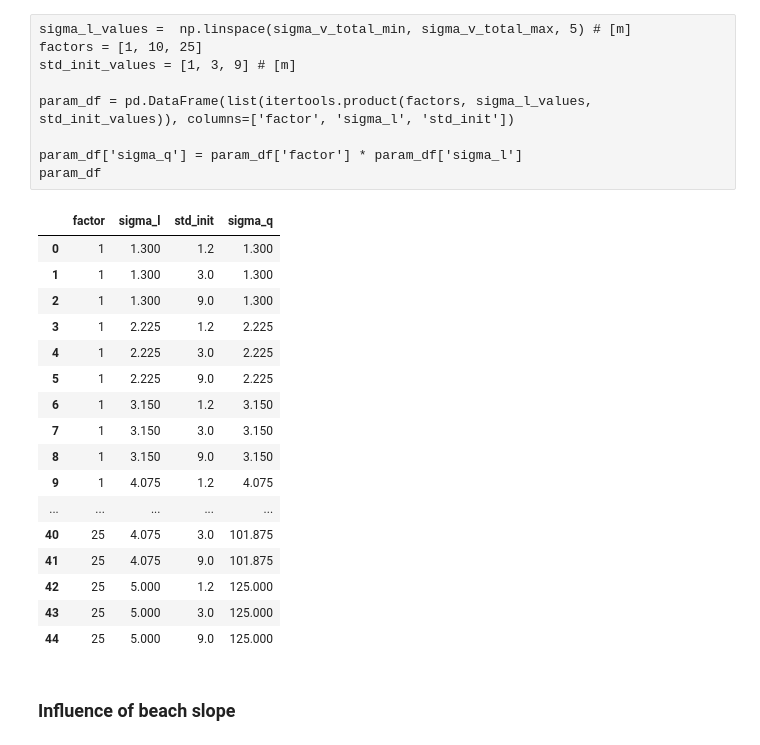
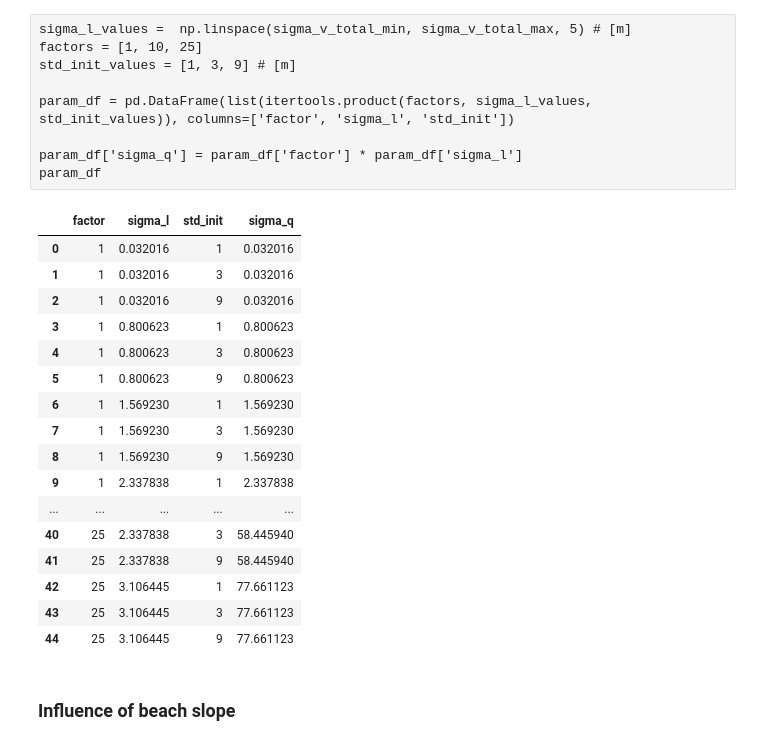
Before and after one commit to 3enedix/P2-DEM-from-RS-code, a Jupyter notebook: 22_Duck_parameter_tuning.ipynb, the cells around one changed output. Drawn from its saved outputs; the diff is of its cells as text; code cells hidden in the pictures.

```diff
--- a/22_Duck_parameter_tuning.ipynb
+++ b/22_Duck_parameter_tuning.ipynb
@@ -343,32 +343,32 @@ param_df = pd.DataFrame(list(itertools.product(factors, sigma_l_values, std_init
 param_df['sigma_q'] = param_df['factor'] * param_df['sigma_l']
 param_df
 # %%
-sigma_l_values =  np.linspace(1.3, 5, 5) # [m]
+sigma_l_values =  np.linspace(sigma_v_total_min, sigma_v_total_max, 5) # [m]
 factors = [1, 10, 25]
-std_init_values = [1.2, 3, 9] # [m]
+std_init_values = [1, 3, 9] # [m]
 
 param_df = pd.DataFrame(list(itertools.product(factors, sigma_l_values, std_init_values)), columns=['factor', 'sigma_l', 'std_init'])
 
 param_df['sigma_q'] = param_df['factor'] * param_df['sigma_l']
 param_df
 # %% [output]
 |  | factor | sigma_l | std_init | sigma_q |
-| 0 | 1 | 1.300 | 1.2 | 1.300 |
-| 1 | 1 | 1.300 | 3.0 | 1.300 |
-| 2 | 1 | 1.300 | 9.0 | 1.300 |
-| 3 | 1 | 2.225 | 1.2 | 2.225 |
-| 4 | 1 | 2.225 | 3.0 | 2.225 |
-| 5 | 1 | 2.225 | 9.0 | 2.225 |
-| 6 | 1 | 3.150 | 1.2 | 3.150 |
-| 7 | 1 | 3.150 | 3.0 | 3.150 |
-| 8 | 1 | 3.150 | 9.0 | 3.150 |
-| 9 | 1 | 4.075 | 1.2 | 4.075 |
+| 0 | 1 | 0.032016 | 1 | 0.032016 |
+| 1 | 1 | 0.032016 | 3 | 0.032016 |
+| 2 | 1 | 0.032016 | 9 | 0.032016 |
+| 3 | 1 | 0.800623 | 1 | 0.800623 |
+| 4 | 1 | 0.800623 | 3 | 0.800623 |
+| 5 | 1 | 0.800623 | 9 | 0.800623 |
+| 6 | 1 | 1.569230 | 1 | 1.569230 |
+| 7 | 1 | 1.569230 | 3 | 1.569230 |
+| 8 | 1 | 1.569230 | 9 | 1.569230 |
+| 9 | 1 | 2.337838 | 1 | 2.337838 |
 | ... | ... | ... | ... | ... |
-| 40 | 25 | 4.075 | 3.0 | 101.875 |
-| 41 | 25 | 4.075 | 9.0 | 101.875 |
-| 42 | 25 | 5.000 | 1.2 | 125.000 |
-| 43 | 25 | 5.000 | 3.0 | 125.000 |
-| 44 | 25 | 5.000 | 9.0 | 125.000 |
+| 40 | 25 | 2.337838 | 3 | 58.445940 |
+| 41 | 25 | 2.337838 | 9 | 58.445940 |
+| 42 | 25 | 3.106445 | 1 | 77.661123 |
+| 43 | 25 | 3.106445 | 3 | 77.661123 |
+| 44 | 25 | 3.106445 | 9 | 77.661123 |
 # %% [markdown]
 ### Influence of beach slope
 # %%
```
Also changed, not shown: parts of 5 cells of this notebook.
